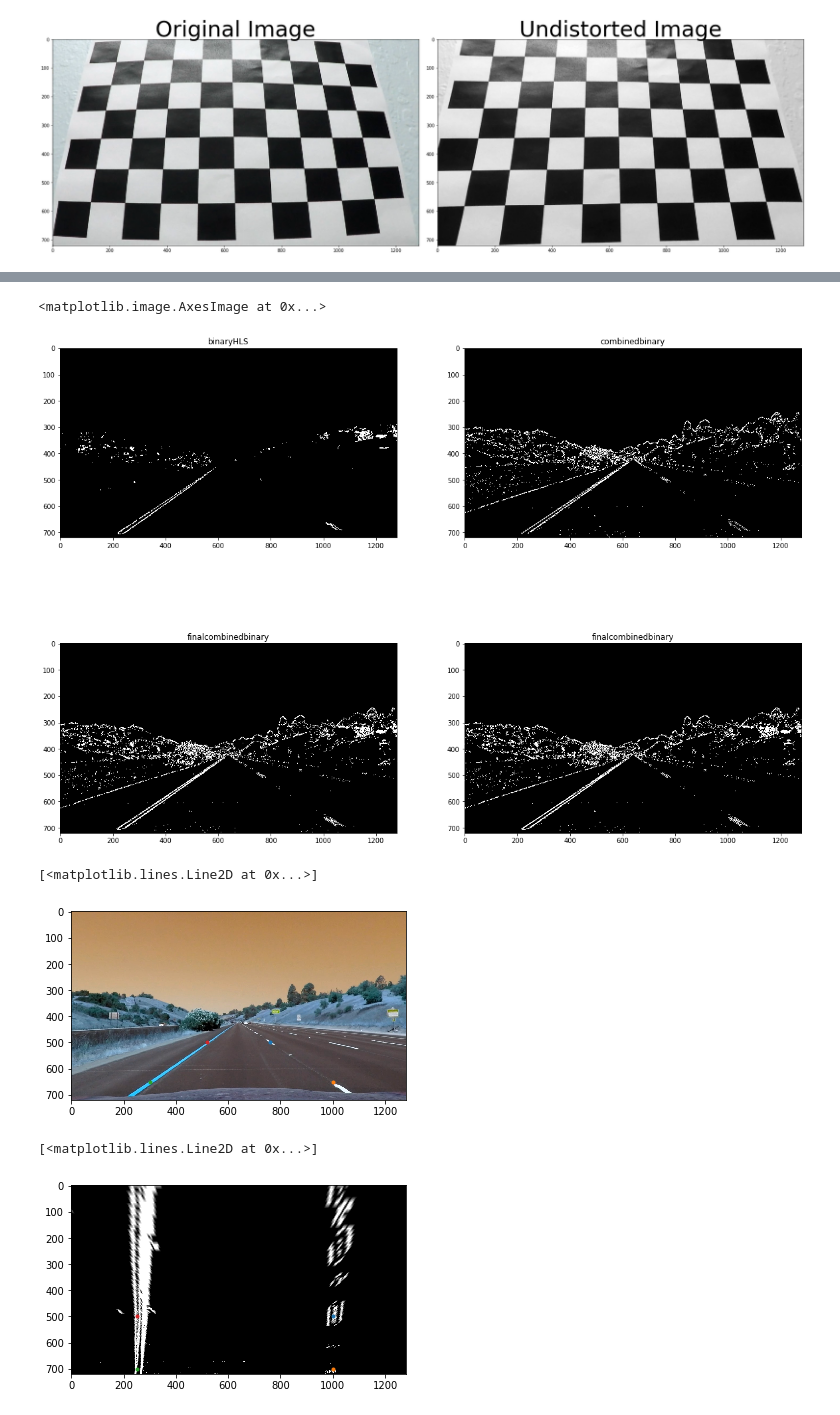
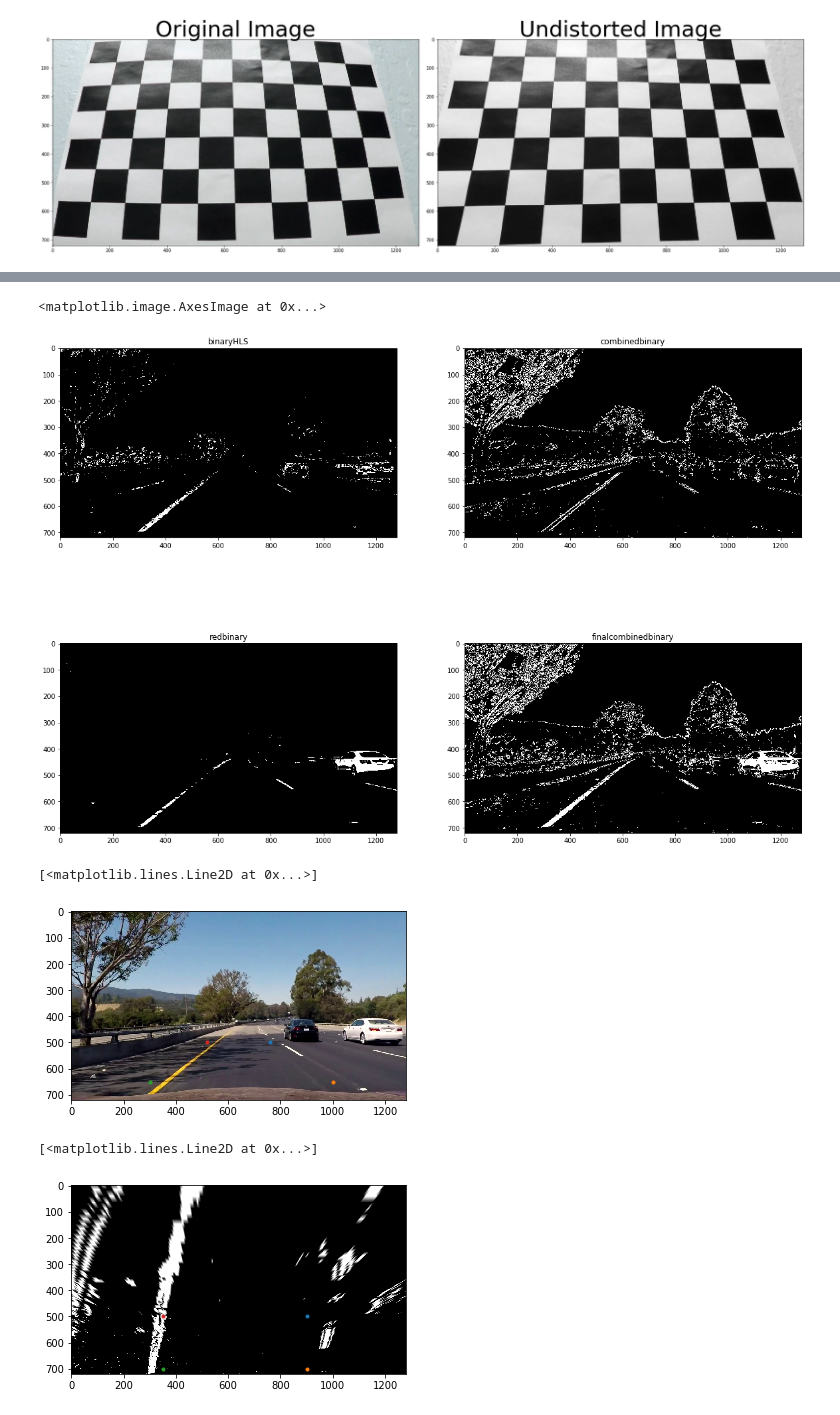
Before and after one commit to zeeexsixare/CarND-Advanced-Lane-Lines, a Jupyter notebook: AdvancedLaneFinding.ipynb, the cells around one changed output, grey strips where cells are left out. Cells and saved outputs as stored; diff of their text form; code cells hidden in the pictures.

```diff
--- a/AdvancedLaneFinding.ipynb
+++ b/AdvancedLaneFinding.ipynb
@@ -106,7 +114,7 @@ def abs_sobel_thresh(img, orient='x', sobel_kernel = 5, thresh=(30,60)):
 
     return binary_output
 
-img = cv2.imread('./test_images/test4.jpg')
+img = cv2.imread('./test_images/pa7.jpg')
 imgRGB = cv2.cvtColor(img, cv2.COLOR_BGR2RGB)
 
 ASTximg = abs_sobel_thresh(imgRGB, orient='x')
@@ -139,7 +147,7 @@ def mag_thresh(img, sobel_kernel=3, thresh=(10, 100)):
     # 6) Return this mask as your binary_output image
     return mag_binary
 
-img = cv2.imread('./test_images/test4.jpg')
+img = cv2.imread('./test_images/pa7.jpg')
 imgRGB = cv2.cvtColor(img, cv2.COLOR_BGR2RGB)
 
 img_mag = mag_thresh(imgRGB)
@@ -152,7 +160,7 @@ plt.imshow(img_mag,cmap='gray')
 #Define Direction of Gradient function
 
 # Read in an image
-image = mpimg.imread('./test_images/test4.jpg')
+image = mpimg.imread('./test_images/pa7.jpg')
 
 # Define a function that applies Sobel x and y,
 # then computes the direction of the gradient
@@ -232,29 +241,30 @@ plt.imshow(binaryHLS,cmap='gray')
 # %%
 # Combined HLS and Sobel X
-img = cv2.imread('./test_images/straight_lines1.jpg')
+img = cv2.imread('./test_images/pa7.jpg')
 imgRGB = cv2.cvtColor(img,cv2.COLOR_BGR2RGB)
 gray = cv2.cvtColor(img,cv2.COLOR_BGR2GRAY)
-undist_img = cv2.undistort(img, mtx, dist, None, mtx)
-binaryHLS = hls_thresh(undist_img, thresh=(120,230))
+undist_img = cv2.undistort(imgRGB, mtx, dist, None, mtx)
+binaryHLS = hls_thresh(undist_img, thresh=(140,250))
 combinedbinary = combined_binary(undist_img)
-
+rb = redbinary(undist_img)
 color_binary = np.dstack(( np.zeros_like(binaryHLS), binaryHLS, combinedbinary)) * 255
 
 finalcombinedbinary = np.zeros_like(combinedbinary)
-finalcombinedbinary[(combinedbinary == 1) | (binaryHLS == 1)] = 1
+finalcombinedbinary[(combinedbinary == 1) | (binaryHLS == 1) | (rb == 1)] = 1
+#finalcombinedbinary[(binaryHLS == 1) | (rb == 1)] = 1
 
 f, ((ax1, ax2), (ax3, ax4)) = plt.subplots(2, 2, figsize=(20,15))
 ax1.set_title('binaryHLS')
 ax1.imshow(binaryHLS, cmap='gray')
 ax2.set_title('combinedbinary')
 ax2.imshow(combinedbinary, cmap='gray')
-ax3.set_title('finalcombinedbinary')
-ax3.imshow(finalcombinedbinary, cmap='gray')
+ax3.set_title('redbinary')
+ax3.imshow(rb, cmap='gray')
 ax4.set_title('finalcombinedbinary')
 ax4.imshow(finalcombinedbinary, cmap='gray')
 # %% [output]
 <matplotlib.image.AxesImage at 0x...>
-[figure, old version]
+[figure, new version]
 # %%
 #SHOW ORIGIN POINTS
 plt.imshow(undist_img,cmap='gray')
@@ -264,28 +274,28 @@ plt.plot(300,650,'.')
 plt.plot(520,500,'.')
 # %% [output]
 [<matplotlib.lines.Line2D at 0x...>]
-[figure, old version]
+[figure, new version]
 # %%
 #Section #3: Describe how (and identify where in your code) you performed a perspective transform and provide an example of a transformed image.
 
 
 src = np.float32([[760,500],[1000,650],[300,650],[520,500]])
-dst = np.float32([[1000,500],[1000,700],[250,700],[250,500]])
+dst = np.float32([[900,500],[900,700],[250,700],[250,500]])
 
 
 M = cv2.getPerspectiveTransform(src, dst)
 Minv = cv2.getPerspectiveTransform(dst, src)
 binary_warped = cv2.warpPerspective(finalcombinedbinary, M, (1280,720), flags=cv2.INTER_LINEAR)
 
 plt.imshow(binary_warped, cmap='gray')
 
-plt.plot(1000,500,'.')
-plt.plot(1000,700,'.')
-plt.plot(250,700,'.')
-plt.plot(250,500,'.')
+plt.plot(900,500,'.')
+plt.plot(900,700,'.')
+plt.plot(350,700,'.')
+plt.plot(350,500,'.')
 # %% [output]
 [<matplotlib.lines.Line2D at 0x...>]
-[figure, old version]
+[figure, new version]
 # %%
 #CHECK LANE LINES HISTOGRAM
 histogram = np.sum(binary_warped[binary_warped.shape[0]//2:,:], axis=0)
```
Also changed, not shown: parts of 14 cells of this notebook.
